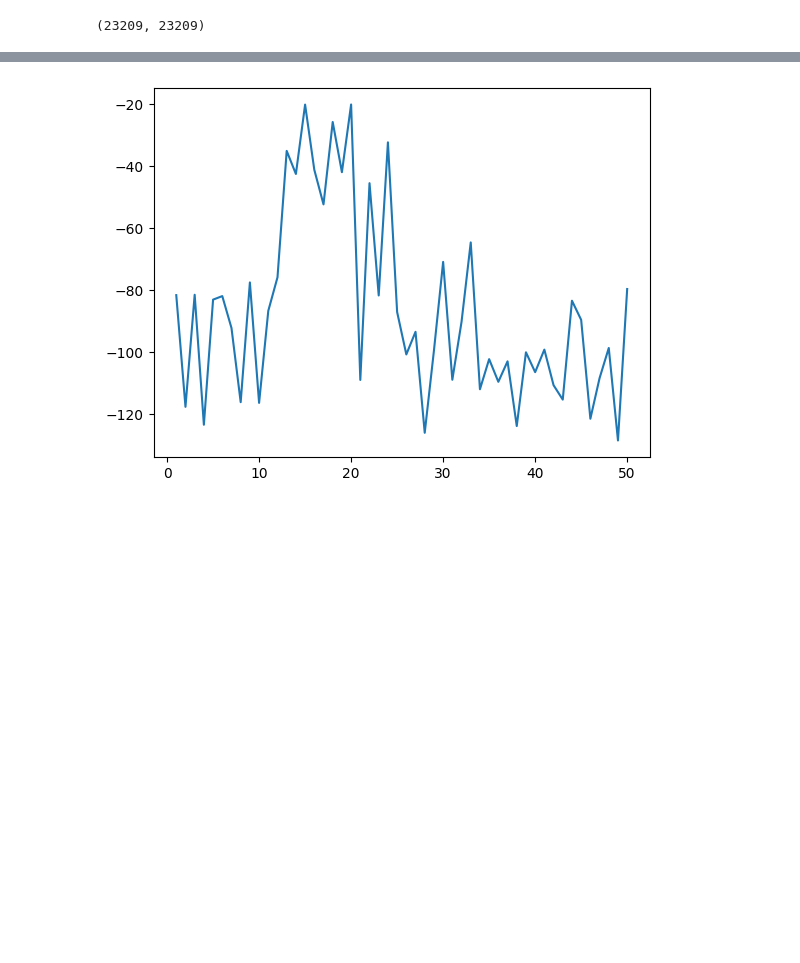
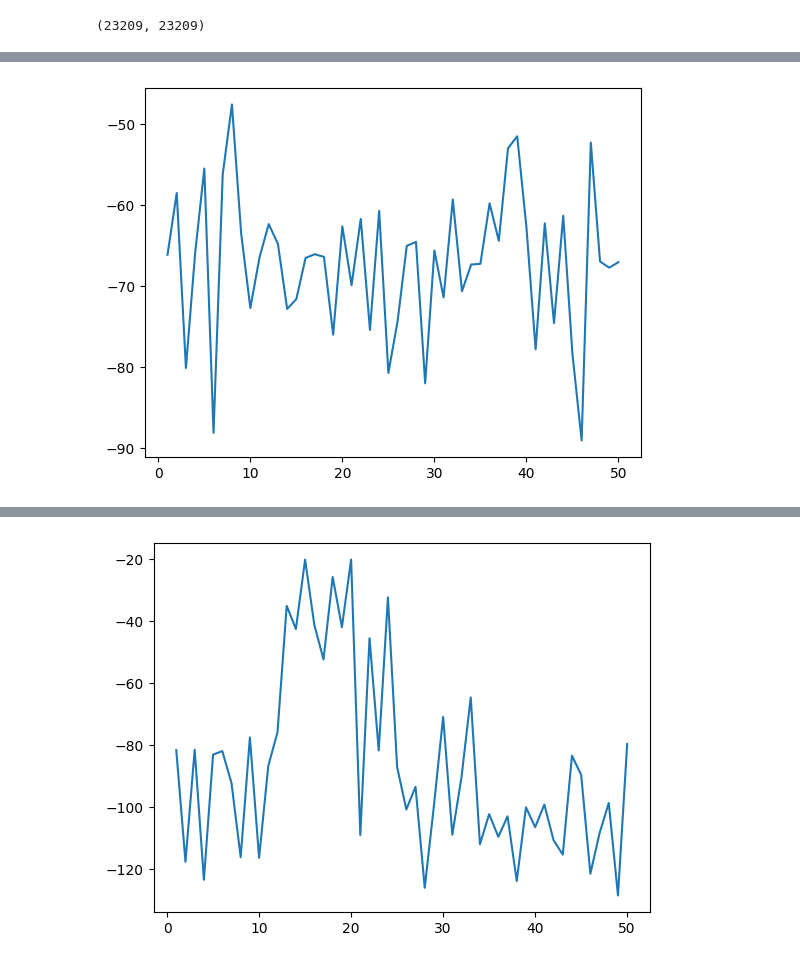
Before and after one commit to BogChamp/lob-backtest, a Jupyter notebook: notebooks/research.ipynb, the cells around one changed output, grey strips where cells are left out. Saved outputs shown, nothing was run; the diff lists cells and outputs as text; code cells hidden in the pictures; blank space fills up the shorter version.

```diff
--- a/notebooks/research.ipynb
+++ b/notebooks/research.ipynb
@@ -233,0 +422,5 @@ for i in tqdm(range(N_iter)):
+# %%
+plt.plot(running_loss)
+plt.show()
+# %% [output]
+[figure, added]
```
Also changed, not shown: parts of 22 cells of this notebook, 3 other files.
